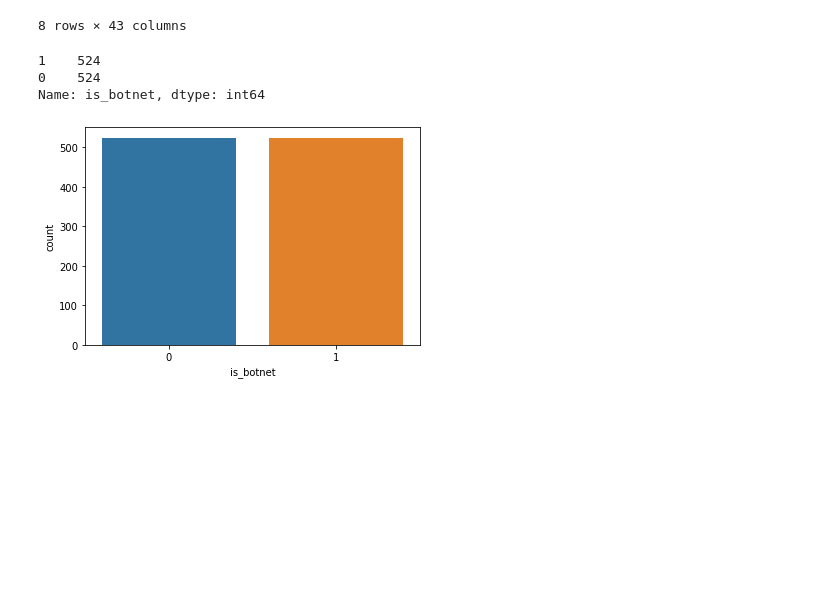
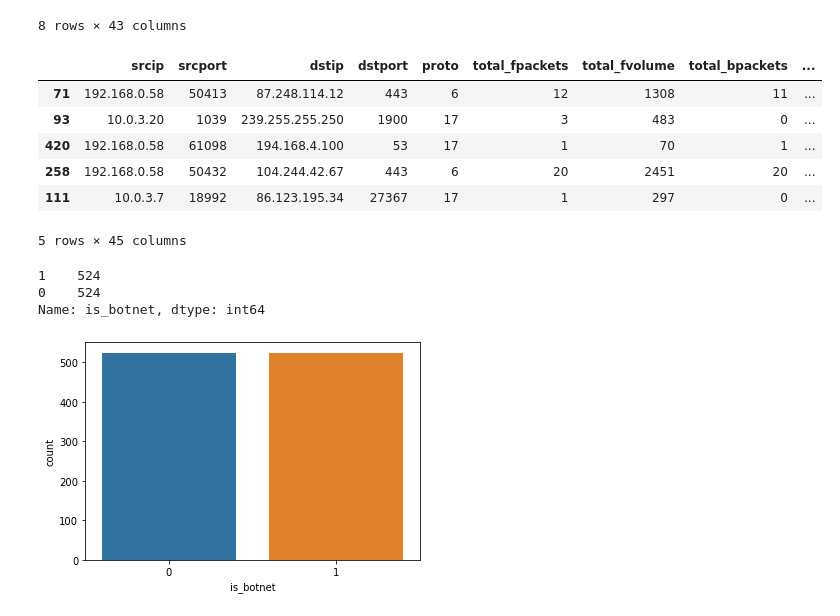
Before and after one commit to NSoni25/Botnet-Detection-Project, a Jupyter notebook: Botnet_Detection.ipynb, the cells around one changed output. Saved outputs shown, nothing was run; the diff lists cells and outputs as text; code cells hidden in the pictures; blank space fills up the shorter version.

```diff
--- a/Botnet_Detection.ipynb
+++ b/Botnet_Detection.ipynb
@@ -132,6 +141,16 @@ data.describe()
 | 75% | 50482.250000 | 16563.750000 | 17.000000 | 10.000000 | 1244.000000 | 8.250000 | 4.003000e+03 | 161.000000 | ... |
 | max | 65510.000000 | 29996.000000 | 17.000000 | 4278.000000 | 479966.000000 | 7916.000000 | 1.186256e+07 | 334.000000 | ... |
 8 rows × 43 columns
+# %%
+data.head()
+# %% [output]
+|  | srcip | srcport | dstip | dstport | proto | total_fpackets | total_fvolume | total_bpackets | ... |
+| 71 | 192.168.0.58 | 50413 | 87.248.114.12 | 443 | 6 | 12 | 1308 | 11 | ... |
+| 93 | 10.0.3.20 | 1039 | 239.255.255.250 | 1900 | 17 | 3 | 483 | 0 | ... |
+| 420 | 192.168.0.58 | 61098 | 194.168.4.100 | 53 | 17 | 1 | 70 | 1 | ... |
+| 258 | 192.168.0.58 | 50432 | 104.244.42.67 | 443 | 6 | 20 | 2451 | 20 | ... |
+| 111 | 10.0.3.7 | 18992 | 86.123.195.34 | 27367 | 17 | 1 | 297 | 0 | ... |
+5 rows × 45 columns
 # %%
 y=data['is_botnet']
 y.value_counts()
```
Also changed, not shown: parts of 27 cells of this notebook.
